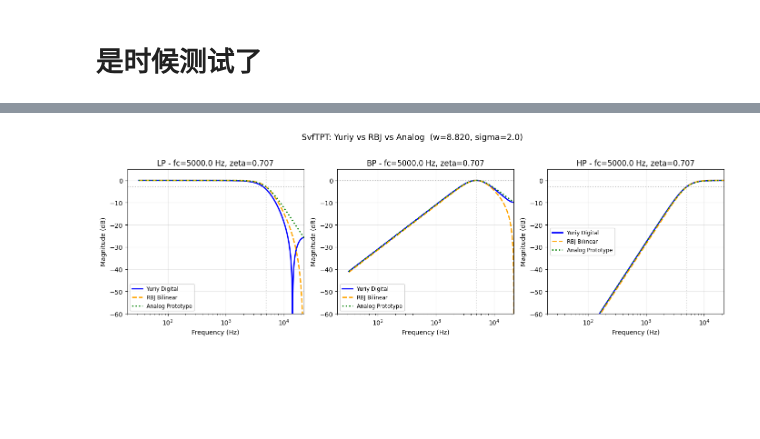
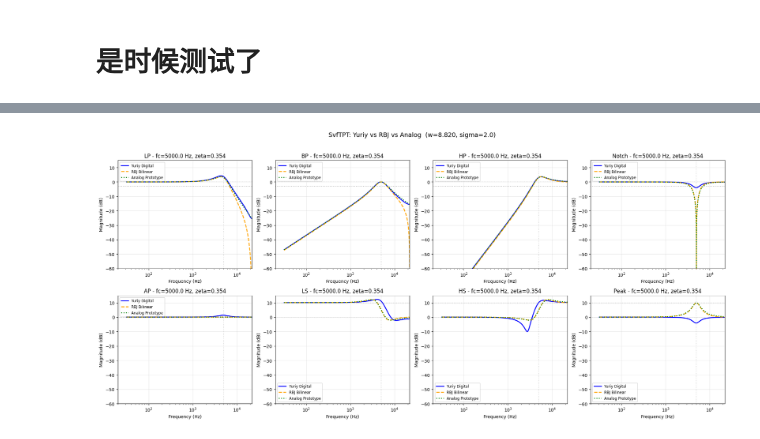
Before and after one commit to a5632645/qwqdsp, a Jupyter notebook: notebooks/ivantsovy_2nd_svf.ipynb, the cells around one changed output, grey strips where cells are left out. Cells and saved outputs as stored; diff of their text form; code cells hidden in the pictures; blank space fills up the shorter version.

```diff
--- a/notebooks/ivantsovy_2nd_svf.ipynb
+++ b/notebooks/ivantsovy_2nd_svf.ipynb
@@ -700,7 +713,7 @@ for var in list(globals().keys()):
 import sympy as sp
 
 # w是iv论文里的omega定义
-w, zeta, sigma = sp.symbols('w ζ σ')
+w, zeta, sigma, v = sp.symbols('w ζ σ v')
 print("v=")
 display(sp.sqrt(w**4+2*w**2*sigma**2*(2*zeta**2-1)+sigma**4))
 print("k=")
@@ -718,9 +731,11 @@ print("ζz=")
 display(zeta_z)
 print("m0z=m0")
 print("m1z=")
-display((2*g*m0*zeta - 4*g*m0*zeta + 2*g*m1)/g)
+# display((2*g*m0*zeta - 4*g*m0*zeta + 2*g*m1)/g)
+display(sp.sqrt(w**2 * m1**2 + m0**2 * sigma**4)/sp.sqrt(v))
 print("m2z=")
-display(sp.sqrt((m0**2*sigma**4+m2**2*w**4+w**2*sigma**2*(m1**2-2*m0*m2))/(w**4+2*w**2*sigma**2*(2*zeta**2-1)+sigma**4)))
+# display(sp.sqrt((m0**2*sigma**4+m2**2*w**4+w**2*sigma**2*(m1**2-2*m0*m2))/(w**4+2*w**2*sigma**2*(2*zeta**2-1)+sigma**4)))
+display(sp.sqrt((m0**2*sigma**4+m2**2*w**4+w**2*sigma**2*(m1**2-2*m0*m2)))/v)
 # %% [output]
 v=
 $\displaystyle \sqrt{w^{4} + 2 w^{2} σ^{2} \left(2 ζ^{2} - 1\right) + σ^{4}}$
@@ -825,6 +840,12 @@ def get_analogue_magnitude_response(filter_type, f, fc, zeta=1.0/np.sqrt(2), gai
 # Yuriy 映射函数
 # ============================================================
 
+def sign(x):
+    if x > 0.0:
+        return 1.0
+    else:
+        return -1.0
+
 def yuriy_nu_kappa(w, sigma, zeta):
     """计算 ν = sqrt(w⁴ + 2·w²·σ²·(2ζ²-1) + σ⁴)  和  κ = w²·(2ζ²-1) + σ²"""
     nu = np.sqrt(w**4 + 2 * w**2 * sigma**2 * (2 * zeta**2 - 1) + sigma**4)
@@ -837,18 +858,12 @@ def yuriy_g_zeta(nu, kappa):
     zeta_z = np.sqrt(nu + kappa) / np.sqrt(2 * nu)
     return g_z, zeta_z
 
-def yuriy_m0z_m1z_m2z(m0, m1, m2, zeta, sigma, w):
+def yuriy_m0z_m1z_m2z(m0, m1, m2, sigma, w, v):
     """计算数字域的混合系数 m0z, m1z, m2z
-       公式 (来自 Cell 27):
-         m0z = m0
-         m1z = (2·g_z·m0·ζ_z - 4·g_z·m0·ζ_z + 2·g_z·m1) / g_z  = 2·(m1 - m0·ζ_z)
-         m2z = m2
     """
     m0z = m0
-    # TODO: 找出m1z的闭式表达式
-    # m1z = (2 * g * m0 * zeta_z - 4 * g_z * m0 * zeta + 2 * g_z * m1) / g
-    m1z = m2
-    m2z = np.sqrt((m0**2*sigma**4+m2**2*w**4+w**2*sigma**2*(m1**2-2*m0*m2))/(w**4+2*w**2*sigma**2*(2*zeta**2-1)+sigma**4))
+    m1z = sign(m1) * np.sqrt(w**2 * m1**2 + m0**2*sigma**4) / np.sqrt(v)
+    m2z = sign(m2) * np.sqrt((m0**2*sigma**4+m2**2*w**4+w**2*sigma**2*(m1**2-2*m0*m2))) / v
     return m0z, m1z, m2z
 
 def yuriy_biquad_coeffs(g_z, zeta_z, m0z, m1z, m2z):
@@ -870,11 +885,13 @@ def yuriy_biquad_coeffs(g_z, zeta_z, m0z, m1z, m2z):
 
 fs = 44100.0
 fc = 5000.0
-zeta = 1.0 / np.sqrt(2)
+zeta = 1.0 / np.sqrt(8)
 
 # ---- Yuriy 参数映射 ----
 w_y = fs / fc
 sigma_y = 2.0
+gain_db_shelf = 10.0
+gain_lin = 10.0 ** (gain_db_shelf / 20.0)  # 线性增益
 
 nu_y, kappa_y = yuriy_nu_kappa(w_y, sigma_y, zeta)
 g_z, zeta_z = yuriy_g_zeta(nu_y, kappa_y)
@@ -883,68 +900,76 @@ print(f"w={w_y:.4f},  sigma={sigma_y}")
 print(f"g_z = {g_z:.6f}  (bilinear g = {np.tan(np.pi*fc/fs):.6f})")
 print(f"zeta_z = {zeta_z:.6f}  (analog zeta = {zeta:.6f})")
 
-# ---- 三种滤波器类型的 Yuriy 系数 ----
-# 每组: (m0, m1, m2, 名称, RBJ 类型)
+# ---- 八种滤波器类型的 Yuriy 系数 ----
+# (m0, m1, m2, 标签, RBJ 类型, 模拟类型, [增益])
+# shelf/peak 的 m0,m1,m2 近似匹配 DC/HF 增益，中频会有偏差
 filter_specs = [
-    (1, 0,      0, "LP", "low pass"),
-    (0, 2*zeta, 0, "BP", "band pass"),
-    (0, 0,      1, "HP", "high pass"),
+    (1, 0,          0,              "LP",    "low pass",    "low pass",    False),
+    (0, 2*zeta,     0,              "BP",    "band pass",   "band pass",   False),
+    (0, 0,          1,              "HP",    "high pass",   "high pass",   False),
+    (1, 0,          1,              "Notch", "band stop",   "notch",       False),
+    (1, -2*zeta,    1,              "AP",    "all pass",    "all pass",    False),
+    (gain_lin, 0,   1,              "LS",    "low shelf",   "low shelf",   True),
+    (1, 0,          gain_lin,       "HS",    "high shelf",  "high shelf",  True),
+    (1, 0,          1,              "Peak",  "band shelf",  "peak",        True),
 ]
 
+n_filters = len(filter_specs)
 bs_y_list = []
 a_y = None
 labels = []
 rbj_types = []
+analog_types = []
+use_gain = []
 
-for m0, m1, m2, label, rbj_t in filter_specs:
-    m0z, m1z, m2z = yuriy_m0z_m1z_m2z(m0, m1, m2, zeta, sigma_y, w_y)
+for m0, m1, m2, label, rbj_t, ana_t, need_gain in filter_specs:
+    m0z, m1z, m2z = yuriy_m0z_m1z_m2z(m0, m1, m2, sigma_y, w_y, nu_y)
     b, a = yuriy_biquad_coeffs(g_z, zeta_z, m0z, m1z, m2z)
     bs_y_list.append(b)
     if a_y is None:
-        a_y = a  # 分母相同
+        a_y = a
     labels.append(label)
     rbj_types.append(rbj_t)
-    print(f"m0z={m0z}, m1z={m1z}, m2z={m2z}")
+    analog_types.append(ana_t)
+    use_gain.append(need_gain)
+    print(f"{label}: m0z={m0z:.6f}, m1z={m1z:.6f}, m2z={m2z:.6f}")
 
-# ---- 模拟 SvfTPT (直接 H(s)) ----
-g_svf = 2 * np.pi * fc
-
+# ---- 频响计算 ----
 freqs = np.logspace(1.5, np.log10(fs / 2), 2048)
 w_norm, _ = signal.freqz([1], [1], worN=freqs, fs=fs)
-s_ana = 1j * 2 * np.pi * freqs
 
-# 模拟原型传递函数 (LP/BP/HP)
-analog_H = [
-    g_svf**2 / (s_ana**2 + 2*zeta*g_svf*s_ana + g_svf**2),                              # LP
-    (2*zeta*g_svf*s_ana) / (s_ana**2 + 2*zeta*g_svf*s_ana + g_svf**2),                  # BP
-    s_ana**2 / (s_ana**2 + 2*zeta*g_svf*s_ana + g_svf**2),                               # HP
-]
+# ---- 绘图 (2 行, 4 列) ----
+fig, axes = plt.subplots(2, 4, figsize=(20, 9))
+axes_flat = axes.flatten()
 
-# ---- 绘图 ----
-fig, axes = plt.subplots(1, 3, figsize=(14, 4.5))
-
-for col in range(3):
-    ax = axes[col]
+for col in range(n_filters):
+    ax = axes_flat[col]
+    g_db = gain_db_shelf if use_gain[col] else 0.0
 
     # Yuriy 数字
     _, h_yuriy = signal.freqz(bs_y_list[col], a_y, worN=freqs, fs=fs)
     # RBJ 双二阶
-    b_rbj, a_rbj = get_rbj_coefficients(rbj_types[col], fc, fs, zeta)
+    b_rbj, a_rbj = get_rbj_coefficients(rbj_types[col], fc, fs, zeta, gain_db=g_db)
     _, h_rbj = signal.freqz(b_rbj, a_rbj, worN=freqs, fs=fs)
+    # 模拟原型
+    h_ana = get_analogue_magnitude_response(analog_types[col], w_norm, fc, zeta=zeta, gain_db=g_db)
 
     ax.semilogx(w_norm, 20 * np.log10(np.maximum(np.abs(h_yuriy), 1e-5)),
                 'b-', label='Yuriy Digital', linewidth=2)
     ax.semilogx(w_norm, 20 * np.log10(np.maximum(np.abs(h_rbj), 1e-5)),
                 'orange', linestyle='--', label='RBJ Bilinear', linewidth=2)
-    ax.semilogx(w_norm, 20 * np.log10(np.maximum(np.abs(analog_H[col]), 1e-15)),
+    ax.semilogx(w_norm, 20 * np.log10(np.maximum(h_ana, 1e-15)),
                 'green', linestyle=':', label='Analog Prototype', linewidth=2)
 
-    ref_db = 0 if col == 1 else -3
+    ref_db = 0 if col == 4 else -3  # AP→0dB, others→-3dB
+    if use_gain[col]:
+        ref_db = gain_db_shelf  # shelf/peak 参考线在增益值
     ax.axhline(ref_db, color='gray', linestyle=':', alpha=0.5)
+    ax.axhline(0, color='gray', linestyle=':', alpha=0.2)
     ax.axvline(fc, color='gray', linestyle=':', alpha=0.3)
     ax.set_xscale('log')
     ax.set_xlim(20, fs / 2)
-    ax.set_ylim(-60, 5)
+    ax.set_ylim(-60, 15)
     ax.grid(True, alpha=0.3)
     ax.set_title(f'{labels[col]} - fc={fc} Hz, zeta={zeta:.3f}')
     ax.set_xlabel('Frequency (Hz)')
@@ -952,7 +977,7 @@ for col in range(3):
     ax.legend(fontsize='small')
 
 fig.suptitle(f'SvfTPT: Yuriy vs RBJ vs Analog  (w={w_y:.3f}, sigma={sigma_y})',
-             fontsize=13, y=1.02)
+             fontsize=14, y=1.02)
 plt.tight_layout()
 plt.show()
 # %% [output]
@@ -965 +995 @@ m0z=0, m1z=0, m2z=0.9986806636940576
-[figure, old version]
+[figure, new version]
```
Also changed, not shown: parts of 4 cells of this notebook.
